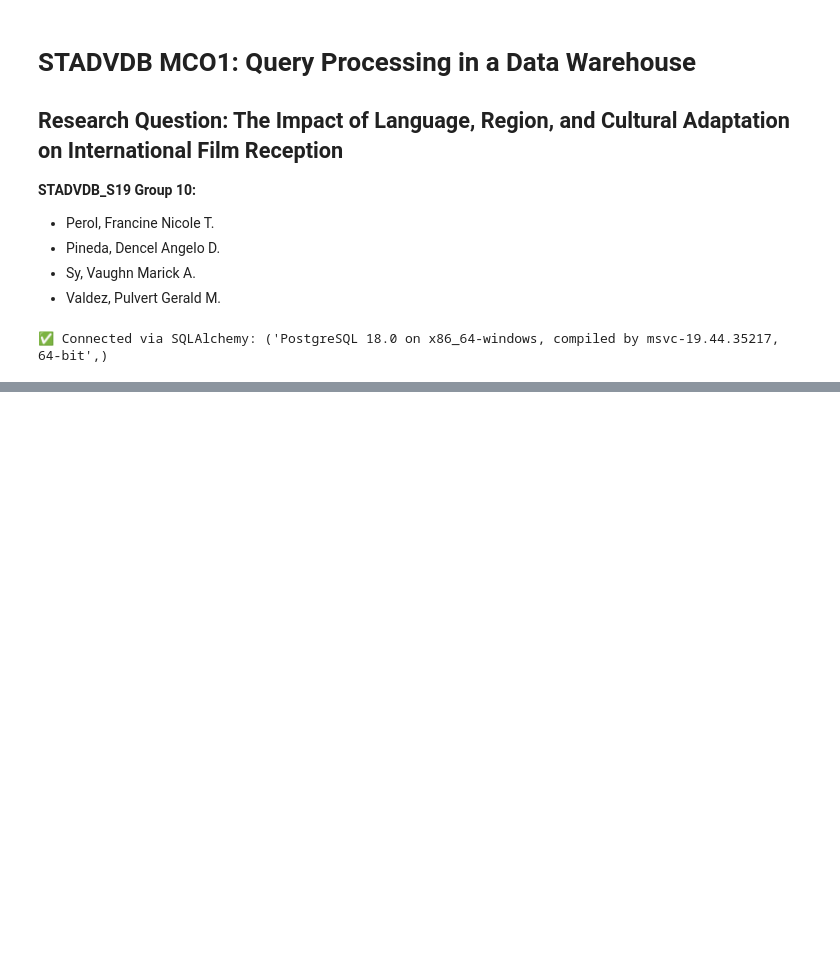
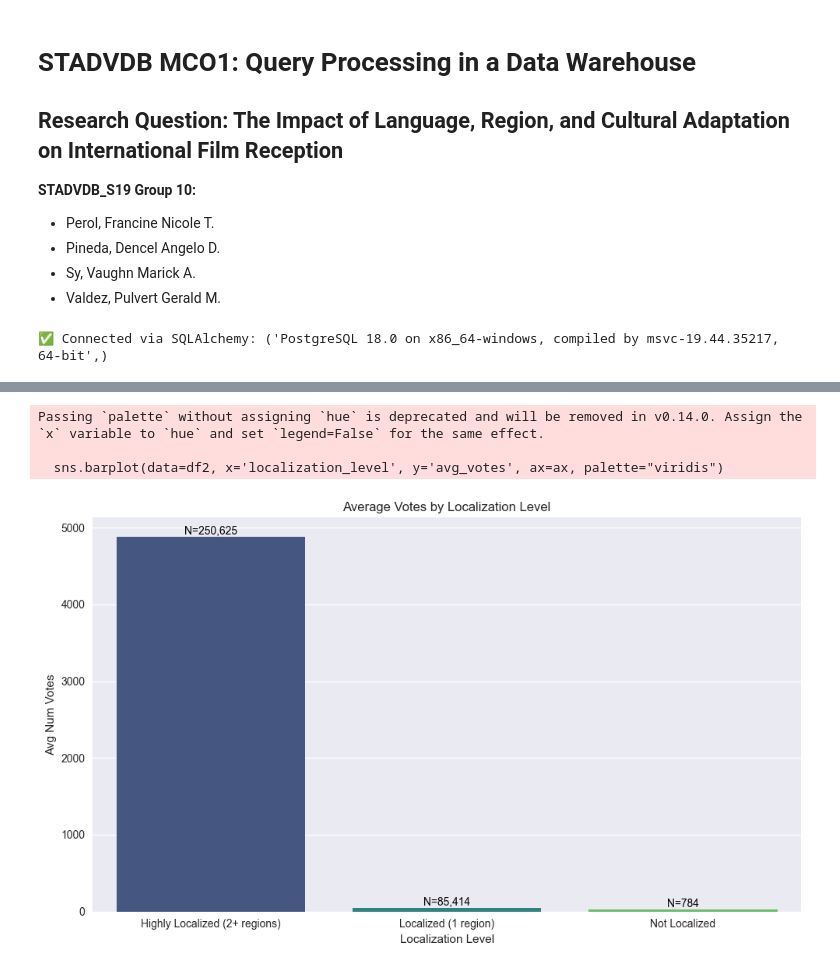
Before and after one commit to lonebono/STADVDBMCO1, a Jupyter notebook: STADVDB_Grp10.ipynb, the cells around one changed output, grey strips where cells are left out. Drawn from its saved outputs; the diff is of its cells as text; code cells hidden in the pictures; blank space fills up the shorter version.

```diff
--- a/STADVDB_Grp10.ipynb
+++ b/STADVDB_Grp10.ipynb
@@ -31,0 +77,52 @@ df
+# %%
+query2 = """
+WITH film_localization AS (
+    SELECT
+        dt.tconst,
+        dt.average_rating,
+        dt.num_votes,
+        COUNT(f.version_id) AS total_versions,
+        SUM(CASE WHEN f.is_original_title = FALSE THEN 1 ELSE 0 END) AS localized_count
+    FROM dwh.fact_film_version f
+    JOIN dwh.dim_title dt ON f.title_id = dt.title_id
+    GROUP BY dt.tconst, dt.average_rating, dt.num_votes
+),
+categorized_films AS (
+    SELECT
+        CASE
+            WHEN localized_count = 0 THEN 'Not Localized'
+            WHEN localized_count = 1 THEN 'Localized (1 region)'
+            ELSE 'Highly Localized (2+ regions)'
+        END AS localization_level,
+        num_votes
+    FROM film_localization
+    WHERE num_votes IS NOT NULL AND num_votes > 0
+)
+SELECT
+    localization_level,
+    AVG(num_votes) AS avg_votes,
+    COUNT(*) AS film_count
+FROM categorized_films
+GROUP BY localization_level
+ORDER BY avg_votes DESC;
+"""
+
+df2 = pd.read_sql(query2, engine)
+
+fig, ax = plt.subplots(1, figsize=(10, 6))
+sns.barplot(data=df2, x='localization_level', y='avg_votes', ax=ax, palette="viridis")
+ax.set_title('Average Votes by Localization Level')
+ax.set_ylabel('Avg Num Votes')
+ax.set_xlabel('Localization Level')
+
+for index, row in df2.iterrows():
+    ax.text(index, row['avg_votes'], f"N={row['film_count']:,}",
+            color='black', ha="center", va="bottom", fontsize=10)
+
+plt.tight_layout()
+plt.show()
+# %% [output]
+Passing `palette` without assigning `hue` is deprecated and will be removed in v0.14.0. Assign the `x` variable to `hue` and set `legend=False` for the same effect.
+
+  sns.barplot(data=df2, x='localization_level', y='avg_votes', ax=ax, palette="viridis")
+[figure, added]
```
Also changed, not shown: parts of 9 cells of this notebook, 1 other file.
